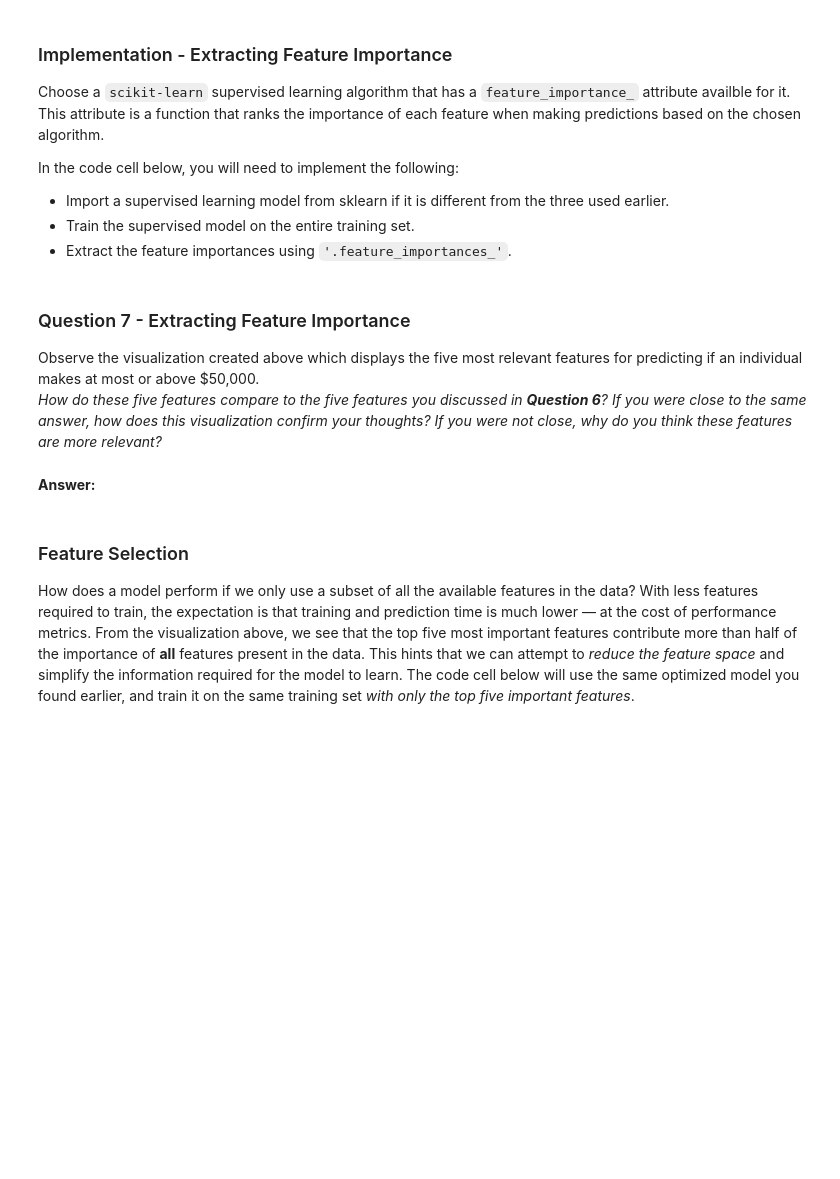
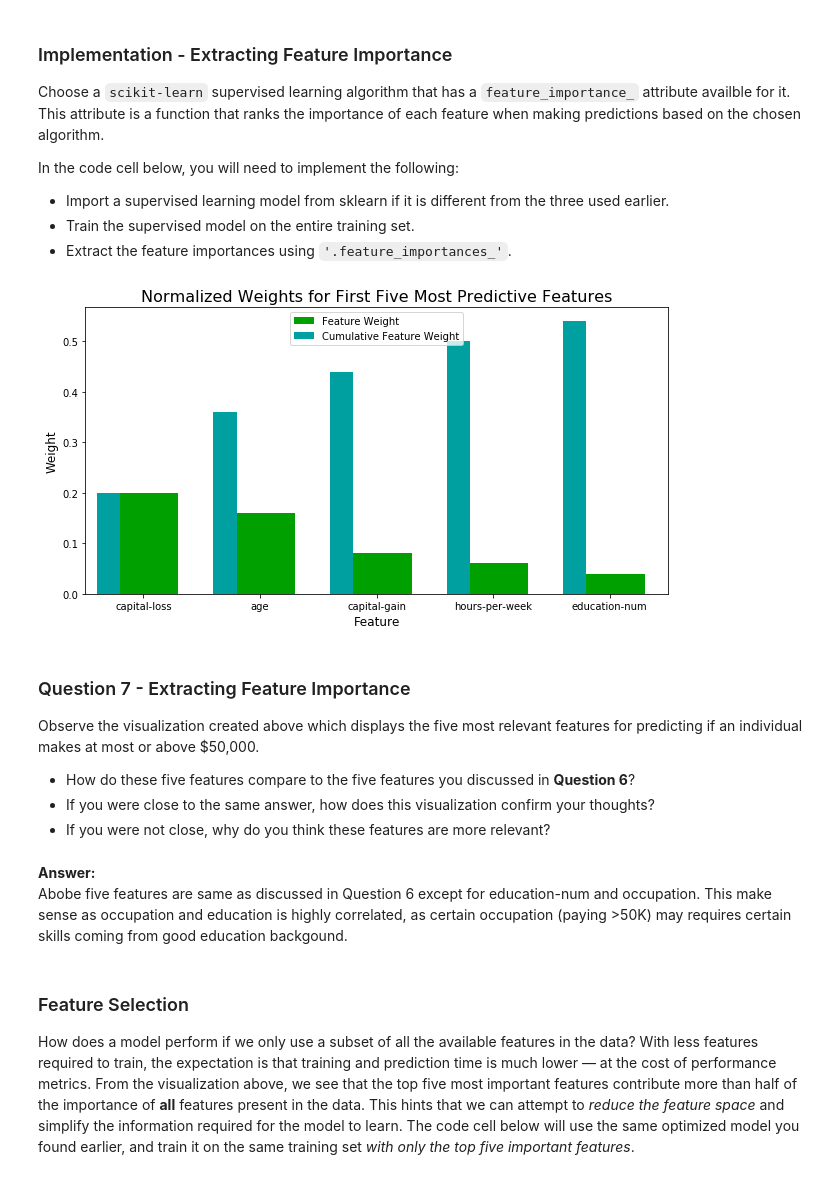
Before and after one commit to rguptabinary/CharityML, a Jupyter notebook: finding_donors.ipynb, the cells around one changed output. Cells and saved outputs as stored; diff of their text form; code cells hidden in the pictures; blank space fills up the shorter version.

```diff
--- a/finding_donors.ipynb
+++ b/finding_donors.ipynb
@@ -195,13 +240,0 @@ Looking at the distribution of classes (those who make at most \$50,000, and tho
-# %%
-# TODO: Calculate accuracy
-accuracy = np.sum(data['income'] == '>50K')/float(data.shape[0])
-
-# TODO: Calculate F-score using the formula above for beta = 0.5
-_precision = np.sum(data['income'] == '>50K')/float(data.shape[0])
-_recall = 1 #as true positive = true positive + false negative
-beta = 0.5
-
-fscore = ((1 + beta**2)*_precision*_recall)/((beta*beta*_precision) + _recall)
-
-# Print the results
-print "Naive Predictor: [Accuracy score: {:.4f}, F-score: {:.4f}]".format(accuracy, fscore)
@@ -435,22 +596,28 @@ In the code cell below, you will need to implement the following:
  - Extract the feature importances using `'.feature_importances_'`.
 # %%
 # TODO: Import a supervised learning model that has 'feature_importances_'
+from sklearn.ensemble import AdaBoostClassifier
 
-# TODO: Train the supervised model on the training set
-model = None
+# TODO: Train the supervised model on the training set using .fit(X_train, y_train)
+model = AdaBoostClassifier().fit(X_train, y_train)
 
-# TODO: Extract the feature importances
-importances = None
+# TODO: Extract the feature importances using .feature_importances_
+importances = model.feature_importances_
 
 # Plot
 vs.feature_plot(importances, X_train, y_train)
+# %% [output]
+[figure, added]
 # %% [markdown]
 ### Question 7 - Extracting Feature Importance
 
 Observe the visualization created above which displays the five most relevant features for predicting if an individual makes at most or above \$50,000.
-_How do these five features compare to the five features you discussed in **Question 6**? If you were close to the same answer, how does this visualization confirm your thoughts? If you were not close, why do you think these features are more relevant?_
+* How do these five features compare to the five features you discussed in **Question 6**?
+* If you were close to the same answer, how does this visualization confirm your thoughts?
+* If you were not close, why do you think these features are more relevant?
-# %% [markdown]
-**Answer:**
+# %% [markdown]
+**Answer:**
+Abobe five features are same as discussed in Question 6 except for education-num and occupation. This make sense as occupation and education is highly correlated, as certain occupation (paying >50K) may requires certain skills coming from good education backgound.
 # %% [markdown]
 ### Feature Selection
 How does a model perform if we only use a subset of all the available features in the data? With less features required to train, the expectation is that training and prediction time is much lower — at the cost of performance metrics. From the visualization above, we see that the top five most important features contribute more than half of the importance of **all** features present in the data. This hints that we can attempt to *reduce the feature space* and simplify the information required for the model to learn. The code cell below will use the same optimized model you found earlier, and train it on the same training set *with only the top five important features*.
```
Also changed, not shown: parts of 37 cells of this notebook, 3 other files.
